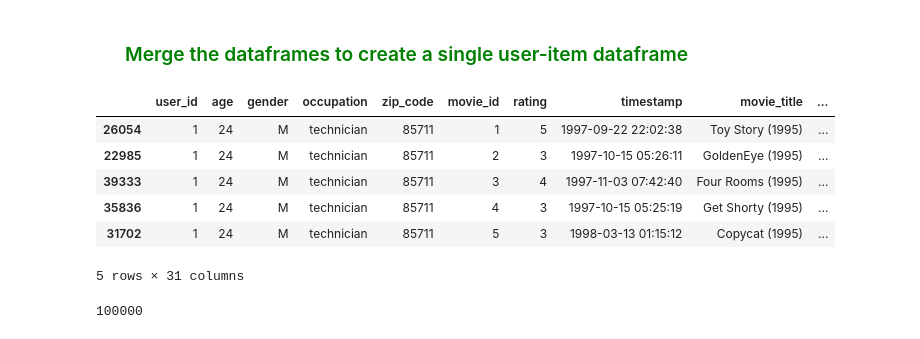
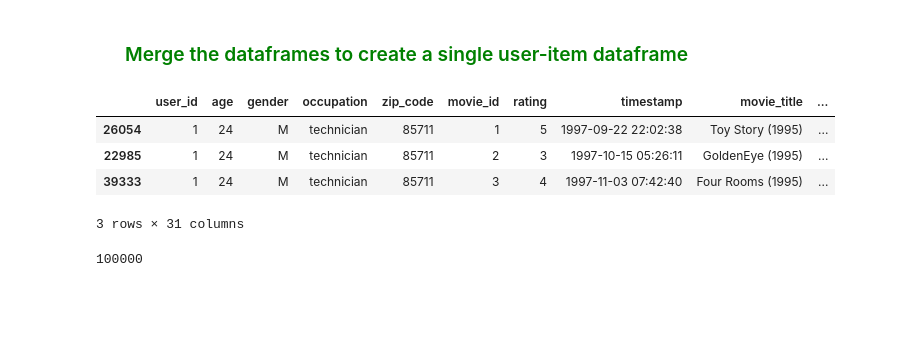
Before and after one commit to TanusreeDas/machine-learning-with-python, a Jupyter notebook: notebooks/collaborative_recommender_system-movies.ipynb, the cells around one changed output. Saved outputs shown, nothing was run; the diff lists cells and outputs as text; code cells hidden in the pictures; blank space fills up the shorter version.

```diff
--- a/notebooks/collaborative_recommender_system-movies.ipynb
+++ b/notebooks/collaborative_recommender_system-movies.ipynb
@@ -101,15 +92,13 @@ merged_user_df = pd.merge(users_df,user_ratings_df,how='inner',on='user_id')
 # %%
 merged_df=pd.merge(merged_user_df,movies_df,how='inner',on='movie_id')
 # %%
-merged_df[merged_df['user_id']==1].sort_values(by='movie_id').head(5)
+merged_df[merged_df['user_id']==1].sort_values(by='movie_id').head(3)
 # %% [output]
 |  | user_id | age | gender | occupation | zip_code | movie_id | rating | timestamp | movie_title | ... |
 | 26054 | 1 | 24 | M | technician | 85711 | 1 | 5 | 1997-09-22 22:02:38 | Toy Story (1995) | ... |
 | 22985 | 1 | 24 | M | technician | 85711 | 2 | 3 | 1997-10-15 05:26:11 | GoldenEye (1995) | ... |
 | 39333 | 1 | 24 | M | technician | 85711 | 3 | 4 | 1997-11-03 07:42:40 | Four Rooms (1995) | ... |
-| 35836 | 1 | 24 | M | technician | 85711 | 4 | 3 | 1997-10-15 05:25:19 | Get Shorty (1995) | ... |
-| 31702 | 1 | 24 | M | technician | 85711 | 5 | 3 | 1998-03-13 01:15:12 | Copycat (1995) | ... |
-5 rows × 31 columns
+3 rows × 31 columns
 # %%
 merged_df.shape[0]
 # %% [output]
```
Also changed, not shown: parts of 62 cells of this notebook.
